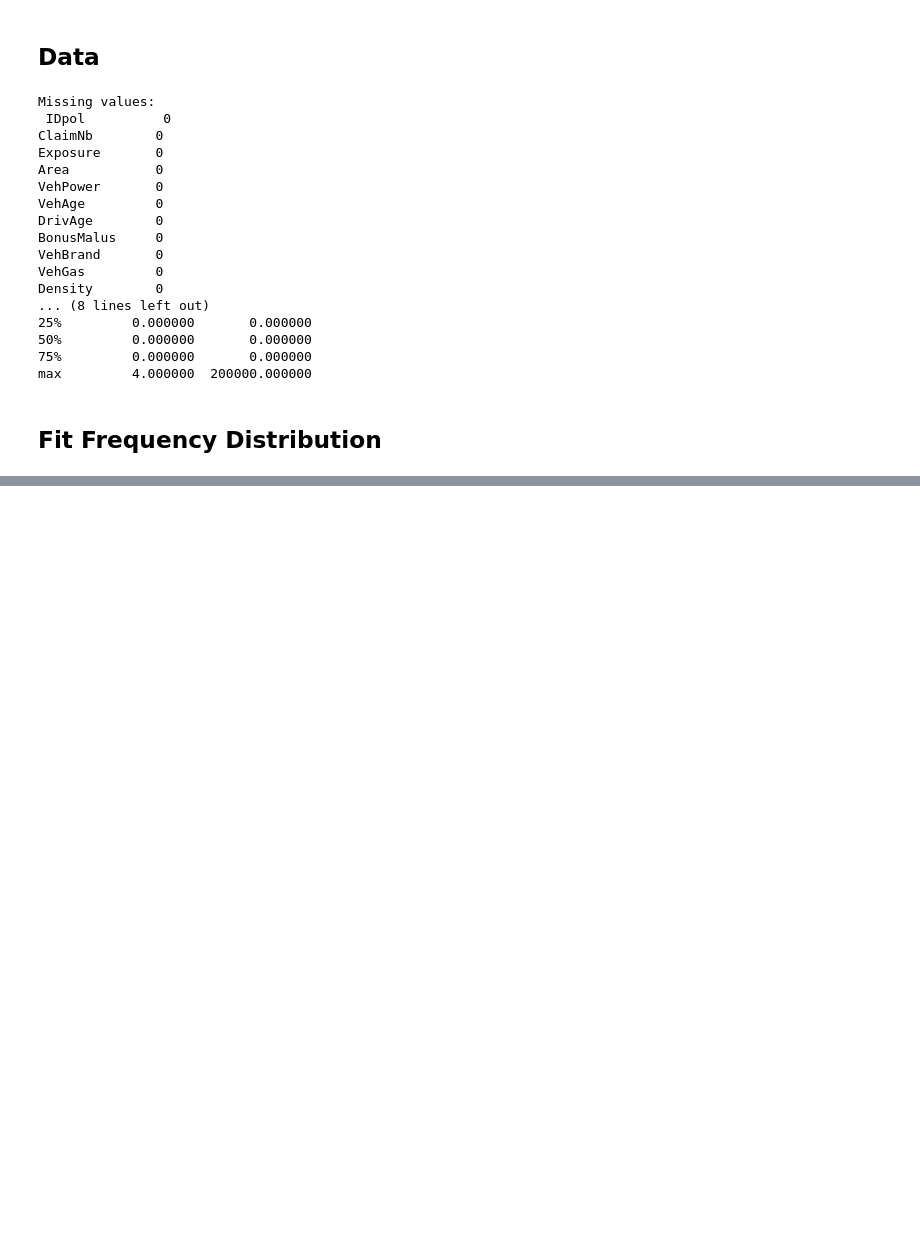
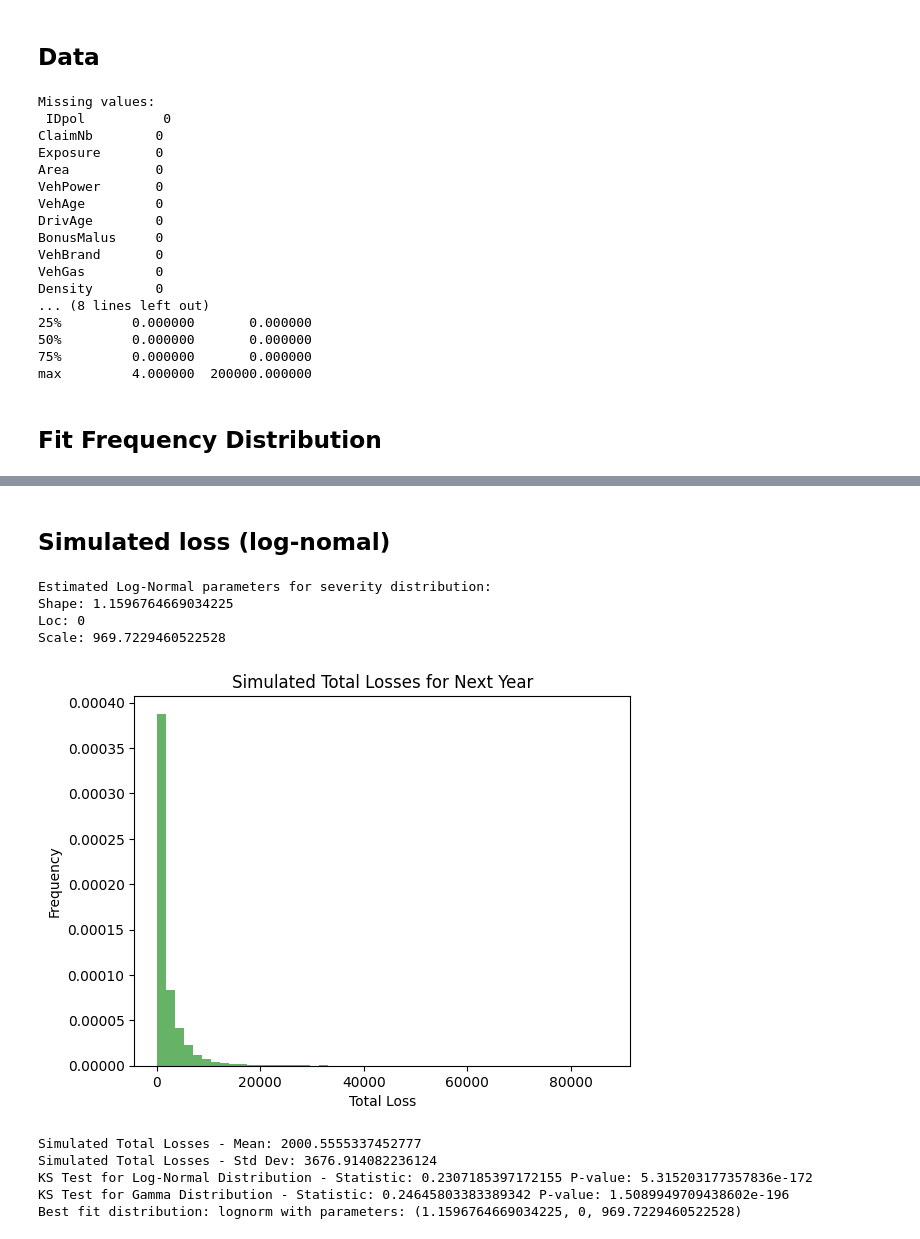
Before and after one commit to bordeauxlink/assurance-term-project, a Jupyter notebook: q2.ipynb, the cells around one changed output, grey strips where cells are left out. Cells and saved outputs as stored; diff of their text form; code cells hidden in the pictures; blank space fills up the shorter version.

```diff
--- a/q2.ipynb
+++ b/q2.ipynb
@@ -86,0 +148,74 @@ P (probability of success): 0.9168692986877907
+# %% [markdown]
+ ## Simulated loss (log-nomal)
+# %%
+# Estimate severity distribution (Log-Normal)
+claim_severity = claim_data['ClaimAmount']
+shape, loc, scale = stats.lognorm.fit(claim_severity, floc=0)
+
+# Print estimated parameters
+print("Estimated Log-Normal parameters for severity distribution:")
+print("Shape:", shape)
+print("Loc:", loc)
+print("Scale:", scale)
+
+# Simulate total losses for the next year
+num_simulations = 10000
+total_losses = []
+
+for _ in range(num_simulations):
+    # Simulate claim frequency
+    if var_claim_freq > mean_claim_freq:
+        simulated_claims = np.random.negative_binomial(alpha_est, p_est)
+    else:
+        simulated_claims = np.random.poisson(alpha_est)
+
+    # Simulate claim severity
+    simulated_severity = np.random.lognormal(np.log(scale), shape, simulated_claims)
+
+    # Calculate total loss
+    total_loss = simulated_severity.sum()
+    total_losses.append(total_loss)
+
+# Convert to numpy array
+total_losses = np.array(total_losses)
+
+# Plot the distribution of total losses
+plt.hist(total_losses, bins=50, density=True, alpha=0.6, color='g')
+plt.title('Simulated Total Losses for Next Year')
+plt.xlabel('Total Loss')
+plt.ylabel('Frequency')
+plt.show()
+
+# Print basic stats for simulated total losses
+print("Simulated Total Losses - Mean:", total_losses.mean())
+print("Simulated Total Losses - Std Dev:", total_losses.std())
+
+# Goodness-of-fit test for Log-Normal distribution
+ks_stat_lognorm, p_value_lognorm = stats.kstest(claim_severity, 'lognorm', args=(shape, loc, scale))
+print("KS Test for Log-Normal Distribution - Statistic:", ks_stat_lognorm, "P-value:", p_value_lognorm)
+
+# Compare with Gamma distribution
+alpha_sev, loc_sev, beta_sev = stats.gamma.fit(claim_severity, floc=0)
+ks_stat_gamma, p_value_gamma = stats.kstest(claim_severity, 'gamma', args=(alpha_sev, loc_sev, beta_sev))
+print("KS Test for Gamma Distribution - Statistic:", ks_stat_gamma, "P-value:", p_value_gamma)
+
+# Choose the best fit based on p-value
+if p_value_lognorm > p_value_gamma:
+    best_fit = 'lognorm'
+    best_params = (shape, loc, scale)
+else:
+    best_fit = 'gamma'
+    best_params = (alpha_sev, loc_sev, beta_sev)
+
+print(f"Best fit distribution: {best_fit} with parameters: {best_params}")
+# %% [output]
+Estimated Log-Normal parameters for severity distribution:
+Shape: 1.1596764669034225
+Loc: 0
+Scale: 969.7229460522528
+[figure, added]
+Simulated Total Losses - Mean: 2000.5555337452777
+Simulated Total Losses - Std Dev: 3676.914082236124
+KS Test for Log-Normal Distribution - Statistic: 0.2307185397172155 P-value: 5.315203177357836e-172
+KS Test for Gamma Distribution - Statistic: 0.24645803383389342 P-value: 1.5089949709438602e-196
+Best fit distribution: lognorm with parameters: (1.1596764669034225, 0, 969.7229460522528)
```
Also changed, not shown: parts of 7 cells of this notebook.
